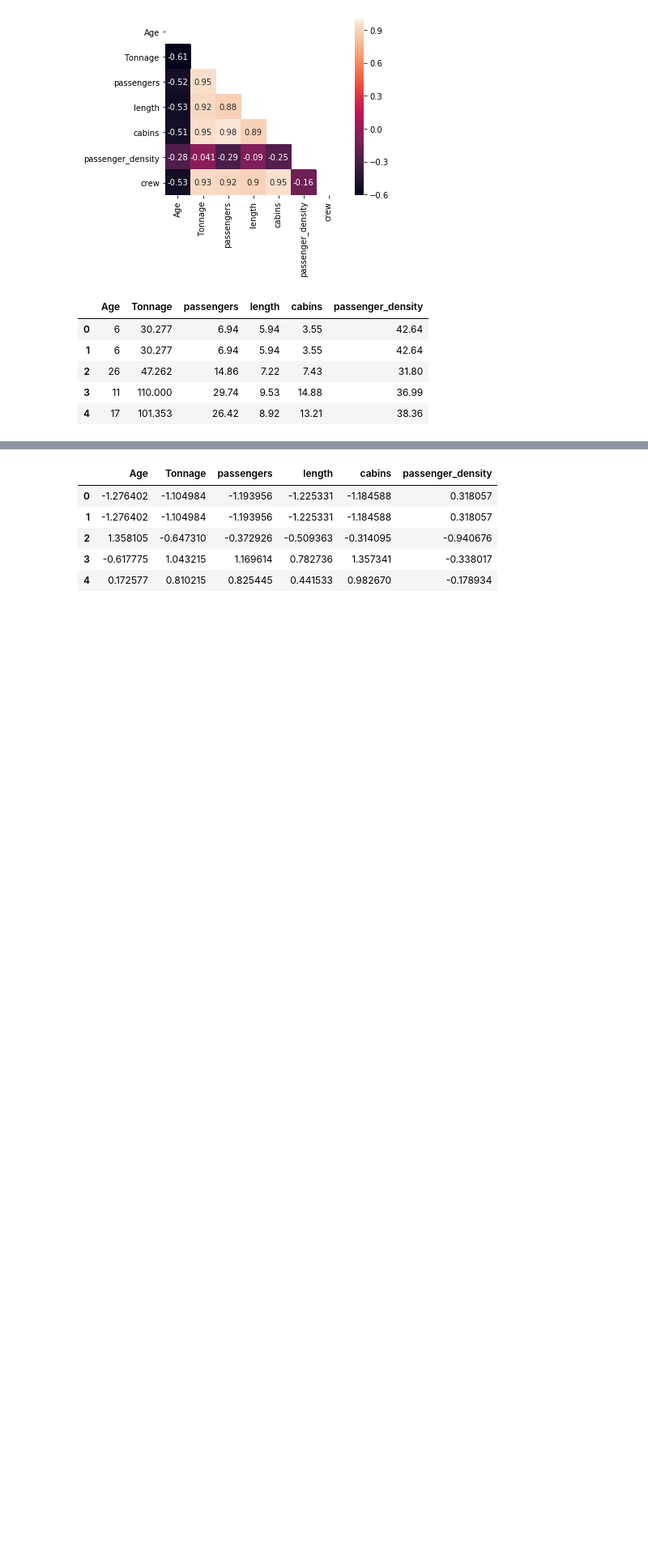
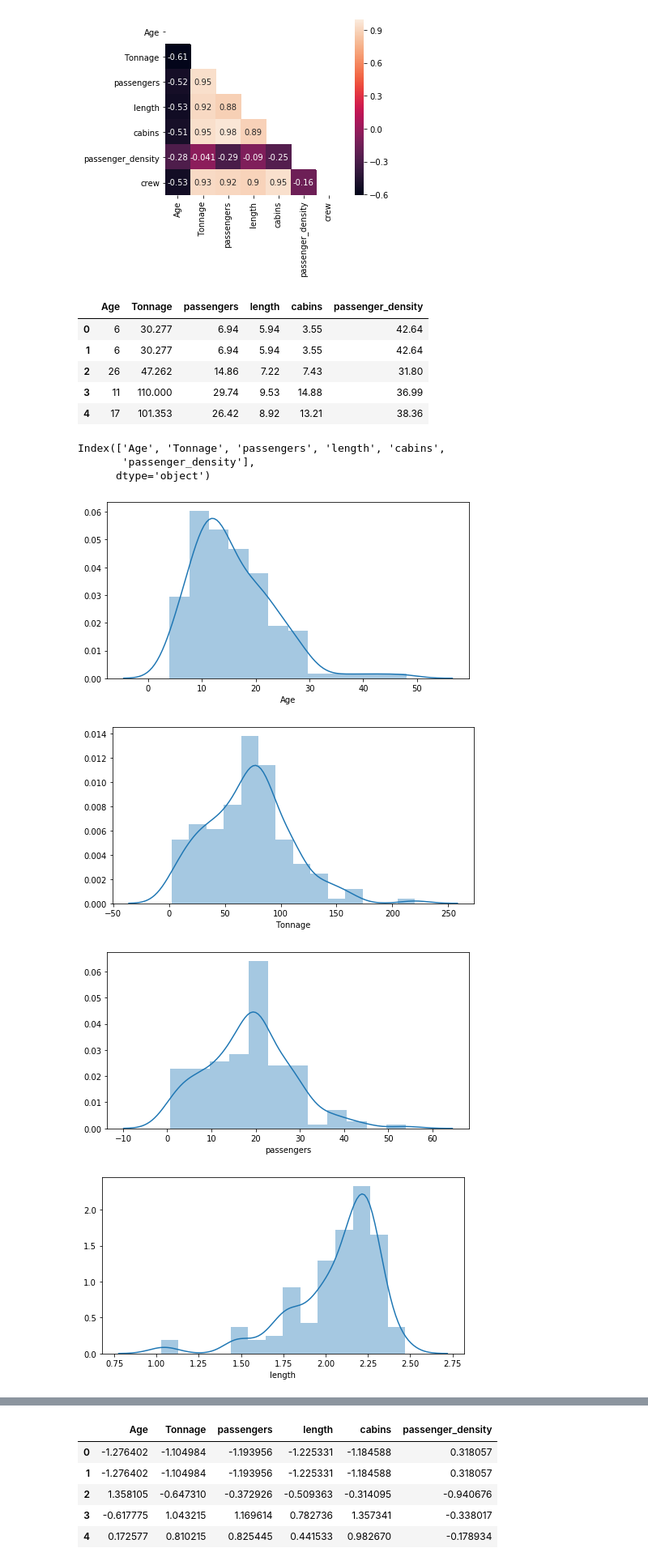
Before and after one commit to sam-thurman/cruise_ship, a Jupyter notebook: exploratory_voting.ipynb, the cells around one changed output, grey strips where cells are left out. Shown at 81% size. Drawn from its saved outputs; the diff is of its cells as text; code cells hidden in the pictures; blank space fills up the shorter version.

```diff
--- a/exploratory_voting.ipynb
+++ b/exploratory_voting.ipynb
@@ -25,6 +28,3 @@ df.describe()
 | 50% | 14.000000 | 71.899000 | 19.500000 | 8.555000 | 9.570000 | 39.085000 | 8.150000 |
 | 75% | 20.000000 | 90.772500 | 24.845000 | 9.510000 | 10.885000 | 44.185000 | 9.990000 |
 | max | 48.000000 | 220.000000 | 54.000000 | 11.820000 | 27.000000 | 71.430000 | 21.000000 |
-# %%
-fig, ax = plt.subplots(figsize=(10,6))
-ax = sns.distplot(df.crew)
@@ -50,3 +57,21 @@ X.head()
 | 2 | 26 | 47.262 | 14.86 | 7.22 | 7.43 | 31.80 |
 | 3 | 11 | 110.000 | 29.74 | 9.53 | 14.88 | 36.99 |
 | 4 | 17 | 101.353 | 26.42 | 8.92 | 13.21 | 38.36 |
+# %%
+X.columns
+# %% [output]
+Index(['Age', 'Tonnage', 'passengers', 'length', 'cabins',
+       'passenger_density'],
+      dtype='object')
+# %%
+for col in X.columns:
+    if col=='length':
+        fig, ax = plt.subplots(figsize=(8,4))
+        sns.distplot(np.log(X[col]))
+    fig, ax = plt.subplots(figsize=(8,4))
+    sns.distplot(X[col])
+# %% [output]
+[figure, added]
+[figure, added]
+[figure, added]
+[figure, added]
```
Also changed, not shown: parts of 5 cells of this notebook.
